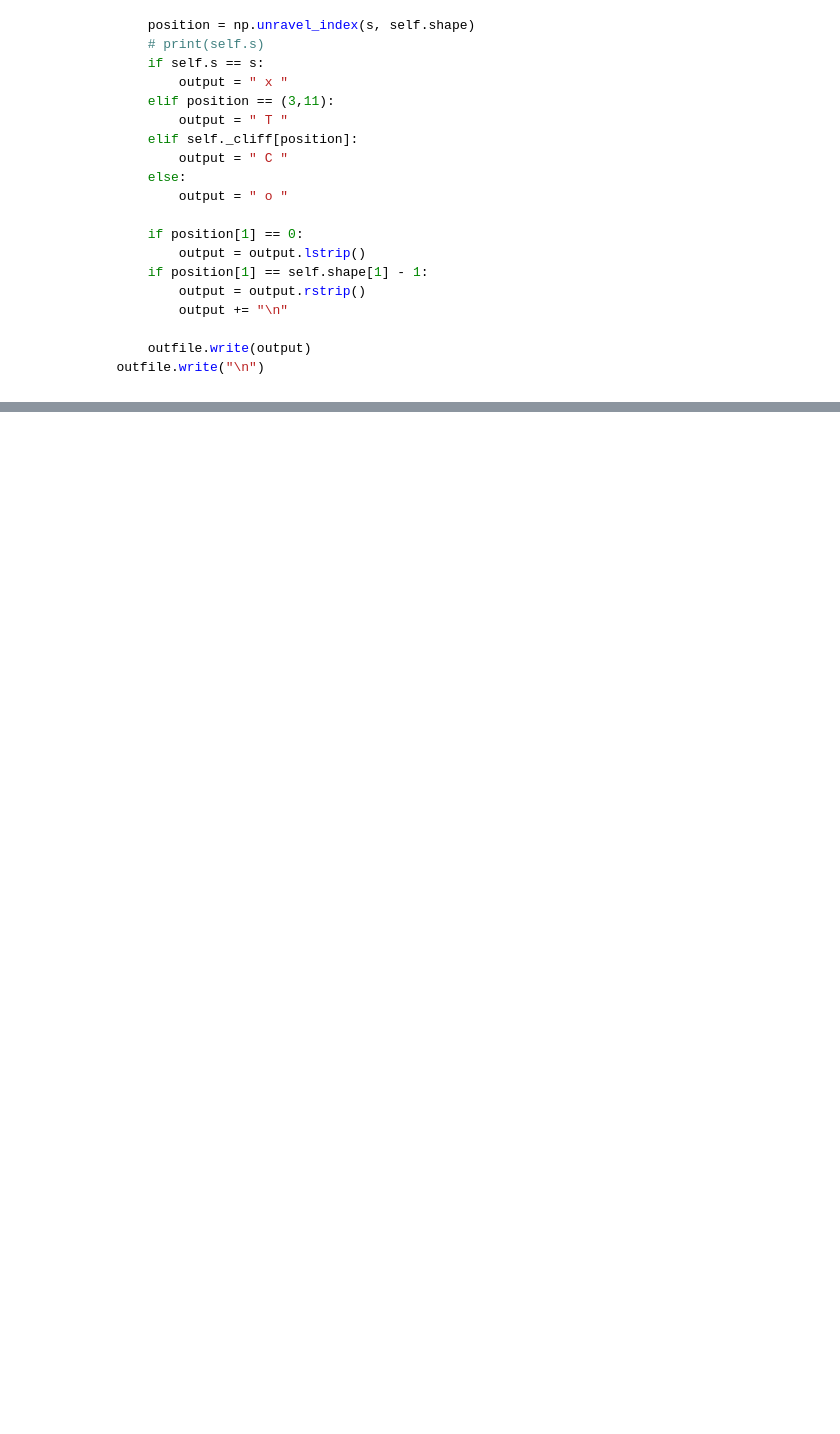
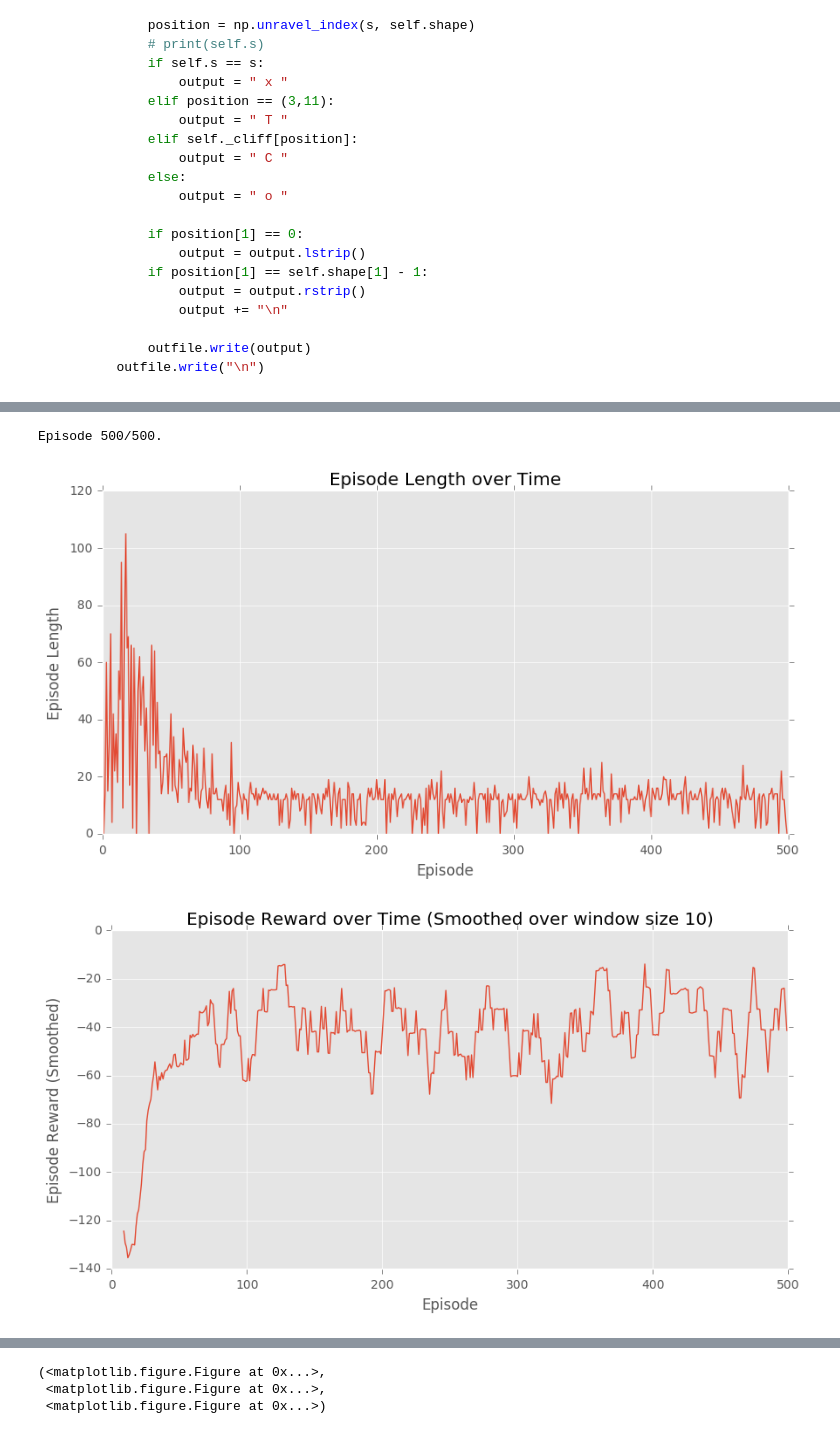
Before and after one commit to applenob/rl_learn, a Jupyter notebook: 4_cliff_walking.ipynb, the cells around one changed output, grey strips where cells are left out. Drawn from its saved outputs; the diff is of its cells as text; code cells hidden in the pictures; blank space fills up the shorter version.

```diff
--- a/4_cliff_walking.ipynb
+++ b/4_cliff_walking.ipynb
@@ -104,0 +127,11 @@ class CliffWalkingEnv(discrete.DiscreteEnv):
+# %%
+env = CliffWalkingEnv()
+
+print(env.reset())
+env.render()
+
+print(env.step(0))
+env.render()
+
+print(env.step(1))
+env.render()
@@ -104,0 +160,22 @@ class CliffWalkingEnv(discrete.DiscreteEnv):
+# %%
+def make_epsilon_greedy_policy(Q, epsilon, nA):
+    """
+    Creates an epsilon-greedy policy based on a given Q-function and epsilon.
+
+    Args:
+        Q: A dictionary that maps from state -> action-values.
+            Each value is a numpy array of length nA (see below)
+        epsilon: The probability to select a random action . float between 0 and 1.
+        nA: Number of actions in the environment.
+
+    Returns:
+        A function that takes the observation as an argument and returns
+        the probabilities for each action in the form of a numpy array of length nA.
+
+    """
+    def policy_fn(observation):
+        A = np.ones(nA, dtype=float) * epsilon / nA
+        best_action = np.argmax(Q[observation])
+        A[best_action] += (1.0 - epsilon)
+        return A
+    return policy_fn
@@ -104,0 +247,9 @@ class CliffWalkingEnv(discrete.DiscreteEnv):
+# %%
+Q, stats = q_learning(env, 500)
+# %% [output]
+Episode 500/500.
+# %%
+plotting.plot_episode_stats(stats)
+# %% [output]
+[figure, added]
+[figure, added]
@@ -104,0 +257,3 @@ class CliffWalkingEnv(discrete.DiscreteEnv):
+(<matplotlib.figure.Figure at 0x...>,
+ <matplotlib.figure.Figure at 0x...>,
+ <matplotlib.figure.Figure at 0x...>)
```
Also changed, not shown: parts of 8 cells of this notebook, 3 other files.
